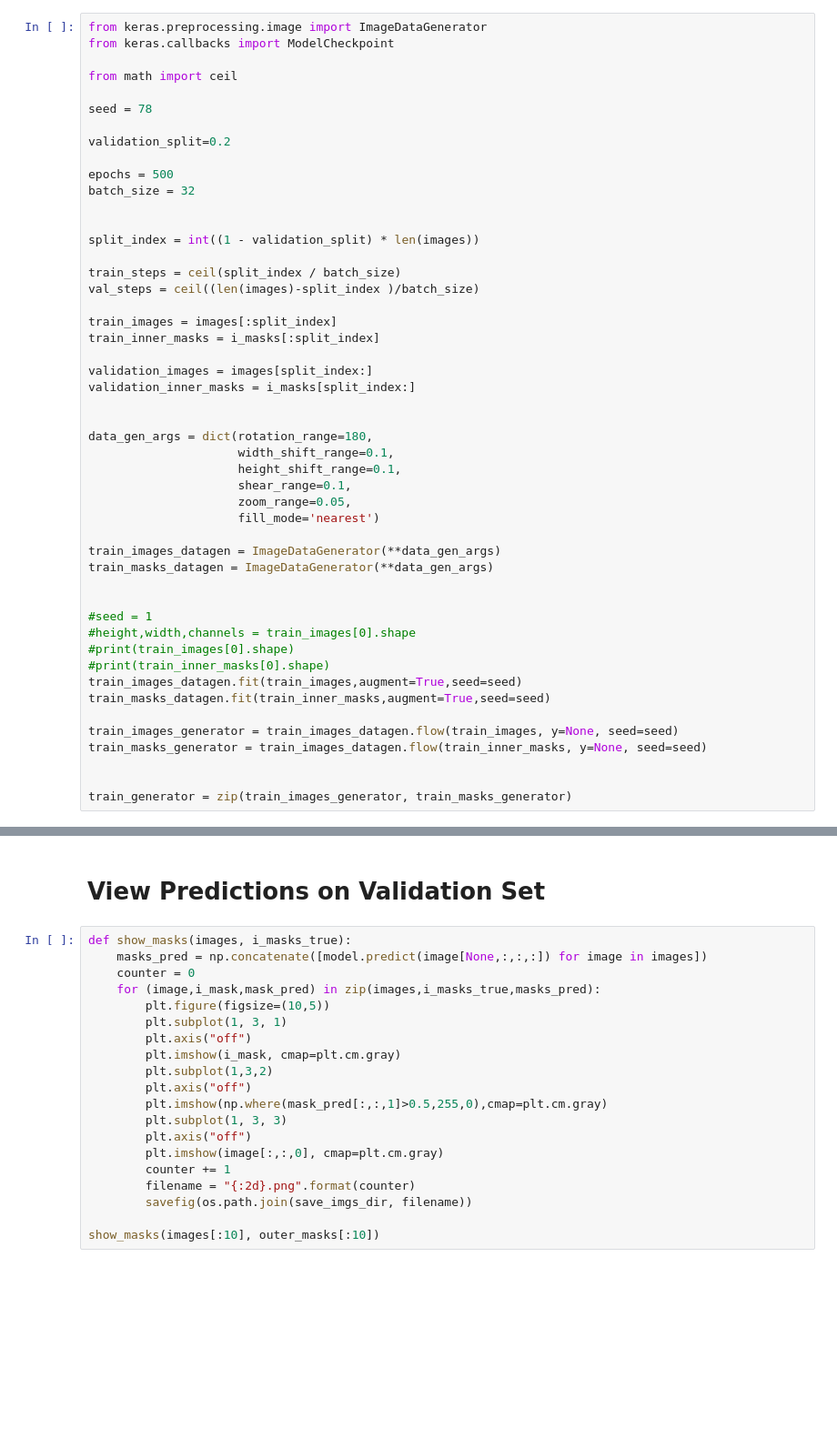
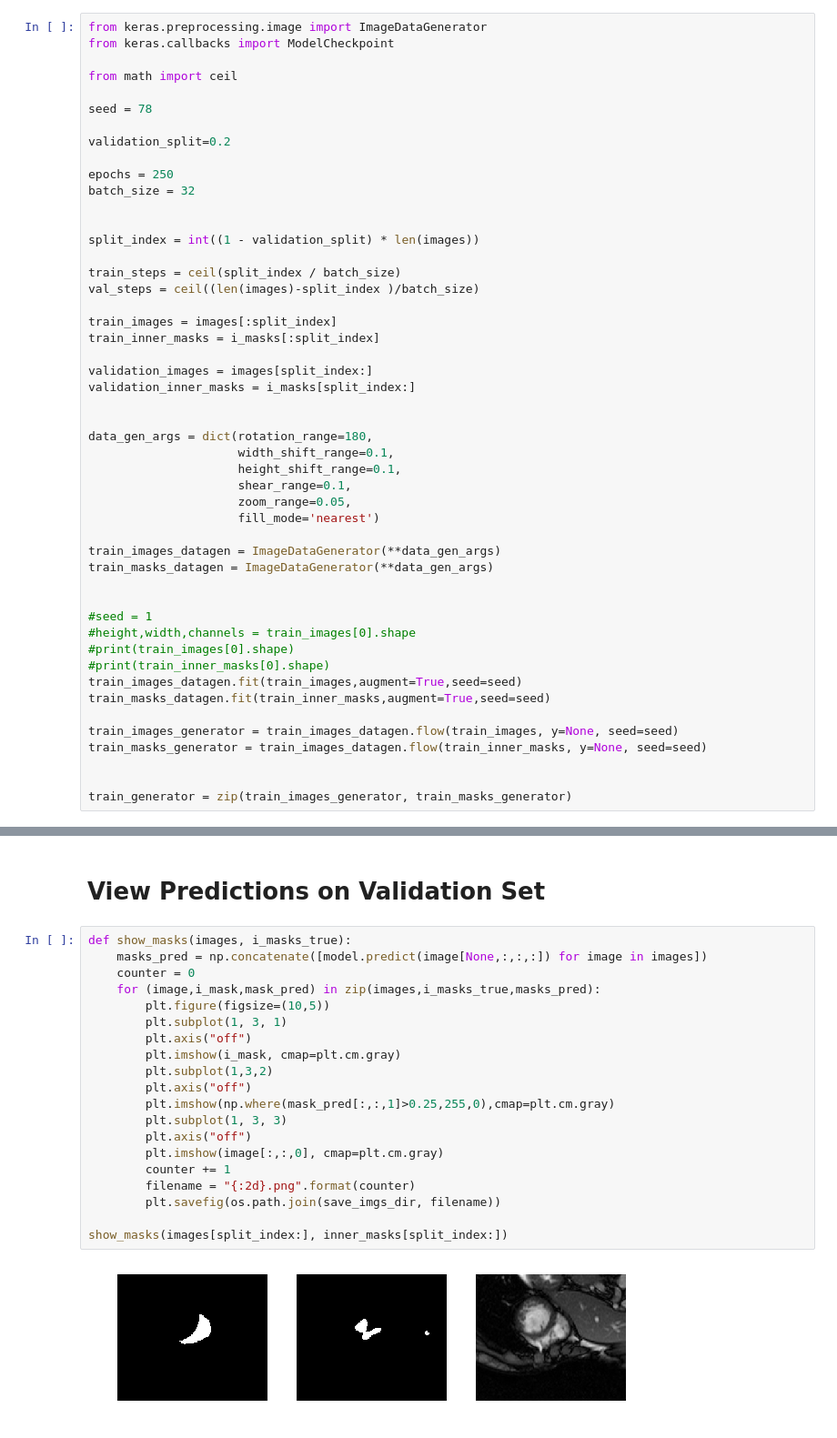
Before and after one commit to aksharkkumar/cmri-rv-seg, a Jupyter notebook: notebooks/train250NoAdamlr5.ipynb, the cells around one changed output, grey strips where cells are left out. Shown at 91% size. Cells and saved outputs as stored; diff of their text form; blank space fills up the shorter version.

Commit message:
updates train notebook and creates prediction images

```diff
--- a/notebooks/train250NoAdamlr5.ipynb
+++ b/notebooks/train250NoAdamlr5.ipynb
@@ -108,7 +133,7 @@ seed = 78
 
 validation_split=0.2
 
-epochs = 500
+epochs = 250
 batch_size = 32
 
 
@@ -175,20 +223,22 @@ calculate_dice(validation_images, validation_innter_masks)
 # %%
 def show_masks(images, i_masks_true):
     masks_pred = np.concatenate([model.predict(image[None,:,:,:]) for image in images])
     counter = 0
     for (image,i_mask,mask_pred) in zip(images,i_masks_true,masks_pred):
         plt.figure(figsize=(10,5))
         plt.subplot(1, 3, 1)
         plt.axis("off")
         plt.imshow(i_mask, cmap=plt.cm.gray)
         plt.subplot(1,3,2)
         plt.axis("off")
-        plt.imshow(np.where(mask_pred[:,:,1]>0.5,255,0),cmap=plt.cm.gray)
+        plt.imshow(np.where(mask_pred[:,:,1]>0.25,255,0),cmap=plt.cm.gray)
         plt.subplot(1, 3, 3)
         plt.axis("off")
         plt.imshow(image[:,:,0], cmap=plt.cm.gray)
         counter += 1
         filename = "{:2d}.png".format(counter)
-        savefig(os.path.join(save_imgs_dir, filename))
+        plt.savefig(os.path.join(save_imgs_dir, filename))
 
-show_masks(images[:10], outer_masks[:10])
+show_masks(images[split_index:], inner_masks[split_index:])
+# %% [output]
+[figure, added]
```
Also changed, not shown: parts of 7 cells of this notebook, 50 other files.
